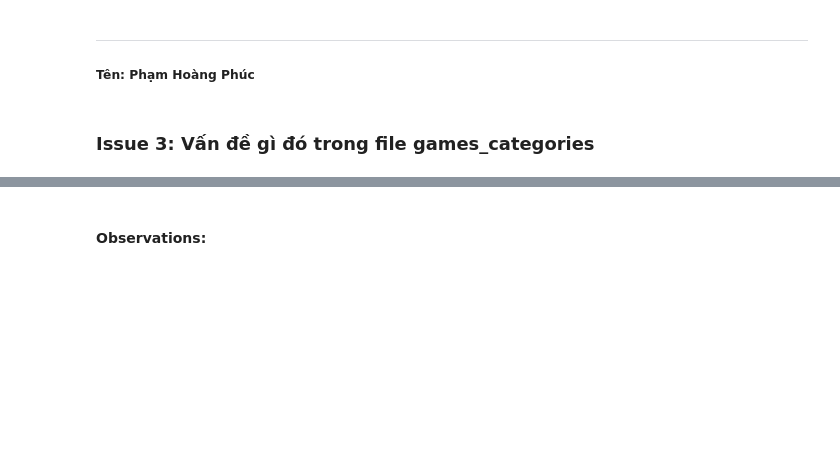
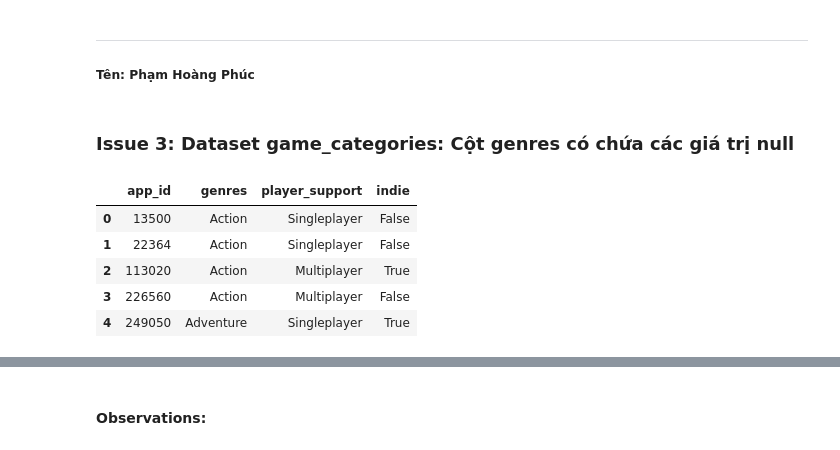
Before and after one commit to ThxgHntr/steam-games-data-analysis, a Jupyter notebook: final_project.ipynb, the cells around one changed output, grey strips where cells are left out. Drawn from its saved outputs; the diff is of its cells as text; code cells hidden in the pictures; blank space fills up the shorter version.

```diff
--- a/final_project.ipynb
+++ b/final_project.ipynb
@@ -183,5 +183,15 @@ dtype: int64
 # %% [markdown]
 ---
 ##### Tên: Phạm Hoàng Phúc
-# %% [markdown]
-### Issue 3: Vấn đề gì đó trong file games_categories
+# %% [markdown]
+### Issue 3: Dataset game_categories: Cột genres có chứa các giá trị null
+# %%
+# show first 5 rows
+df_categories.head(5)
+# %% [output]
+|  | app_id | genres | player_support | indie |
+| 0 | 13500 | Action | Singleplayer | False |
+| 1 | 22364 | Action | Singleplayer | False |
+| 2 | 113020 | Action | Multiplayer | True |
+| 3 | 226560 | Action | Multiplayer | False |
+| 4 | 249050 | Adventure | Singleplayer | True |
```
Also changed, not shown: parts of 16 cells of this notebook, 2 other files.
